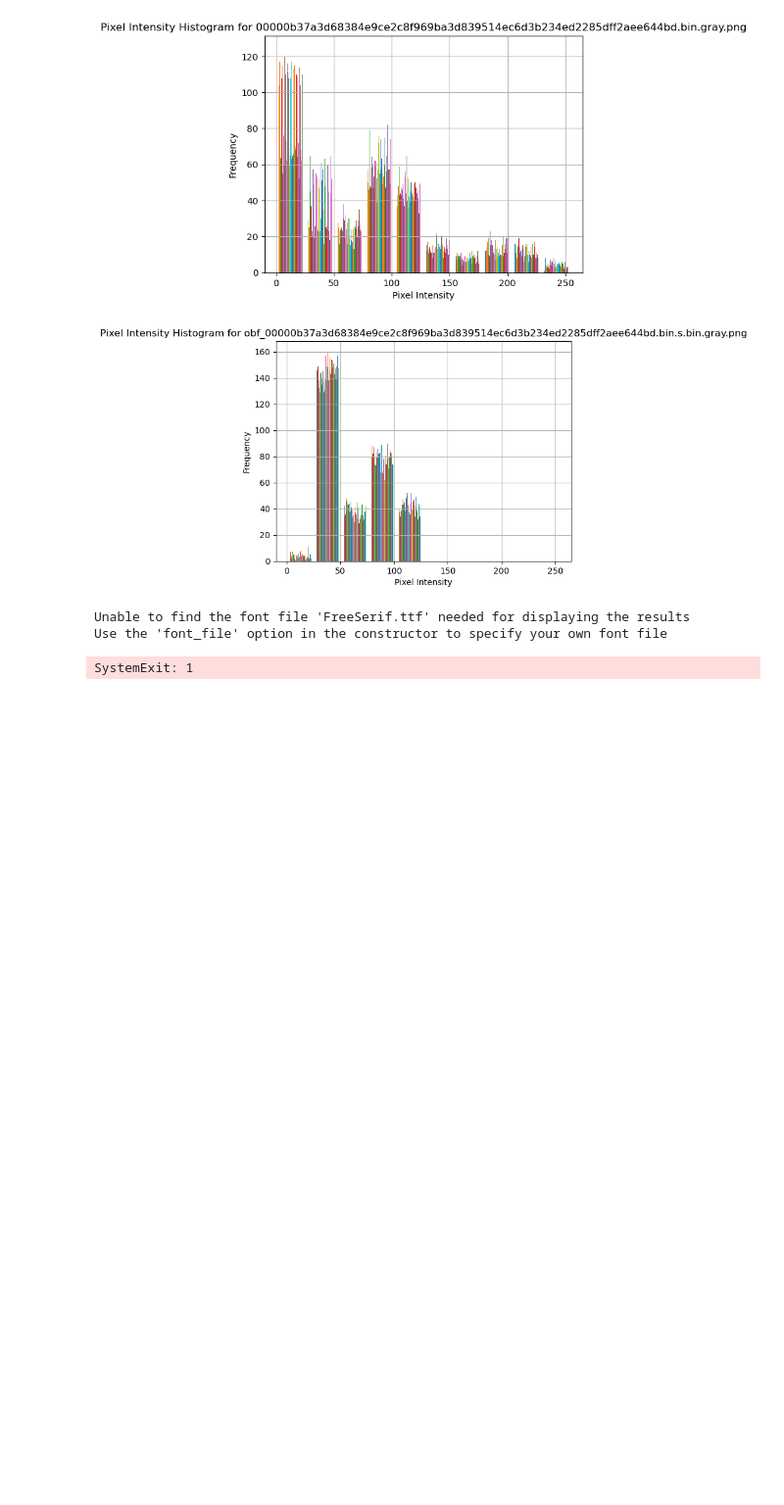
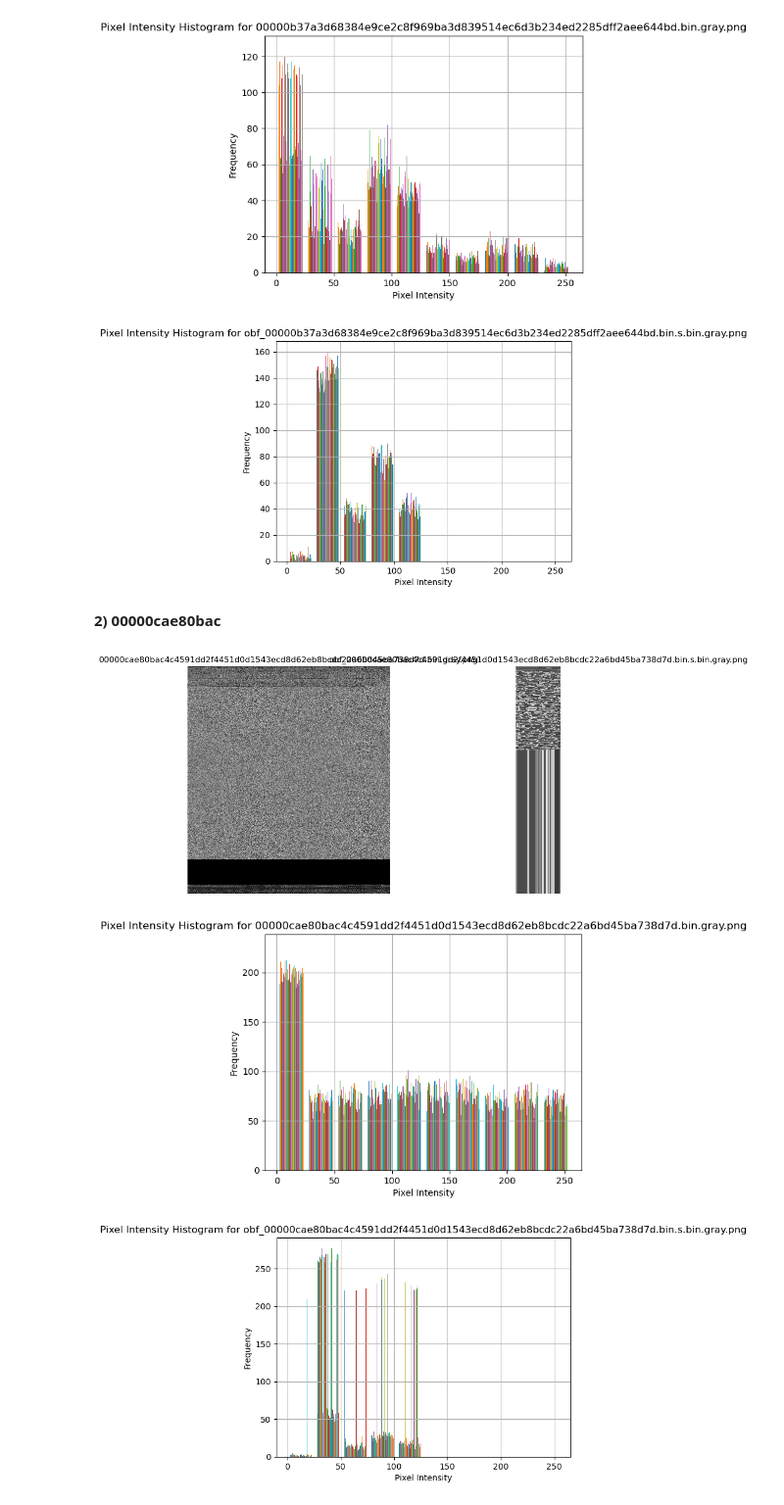
Before and after one commit to brew02/bsu-ccsp-2025, a Jupyter notebook: grayscale_images/image_visualization.ipynb, the cells around one changed output. Shown at 98% size. Drawn from its saved outputs; the diff is of its cells as text; code cells hidden in the pictures; blank space fills up the shorter version.

```diff
--- a/grayscale_images/image_visualization.ipynb
+++ b/grayscale_images/image_visualization.ipynb
@@ -35,9 +33,16 @@ utils.pixel_hist(obf_sample_name)
 [figure]
 [figure]
 [figure]
-# %%
-utils.calculate_icp(sample_name, obf_sample_name)
-# %% [output]
-Unable to find the font file 'FreeSerif.ttf' needed for displaying the results
-Use the 'font_file' option in the constructor to specify your own font file
-SystemExit: 1
+# %% [markdown]
+**2) 00000cae80bac**
+# %%
+sample_name = "00000cae80bac4c4591dd2f4451d0d1543ecd8d62eb8bcdc22a6bd45ba738d7d.bin.gray.png"
+obf_sample_name = "obf_00000cae80bac4c4591dd2f4451d0d1543ecd8d62eb8bcdc22a6bd45ba738d7d.bin.s.bin.gray.png"
+
+utils.compare_images(sample_name, obf_sample_name)
+utils.pixel_hist(sample_name)
+utils.pixel_hist(obf_sample_name)
+# %% [output]
+[figure, added]
+[figure, added]
+[figure, added]
```
Also changed, not shown: parts of 1 cell of this notebook, 7 other files.
